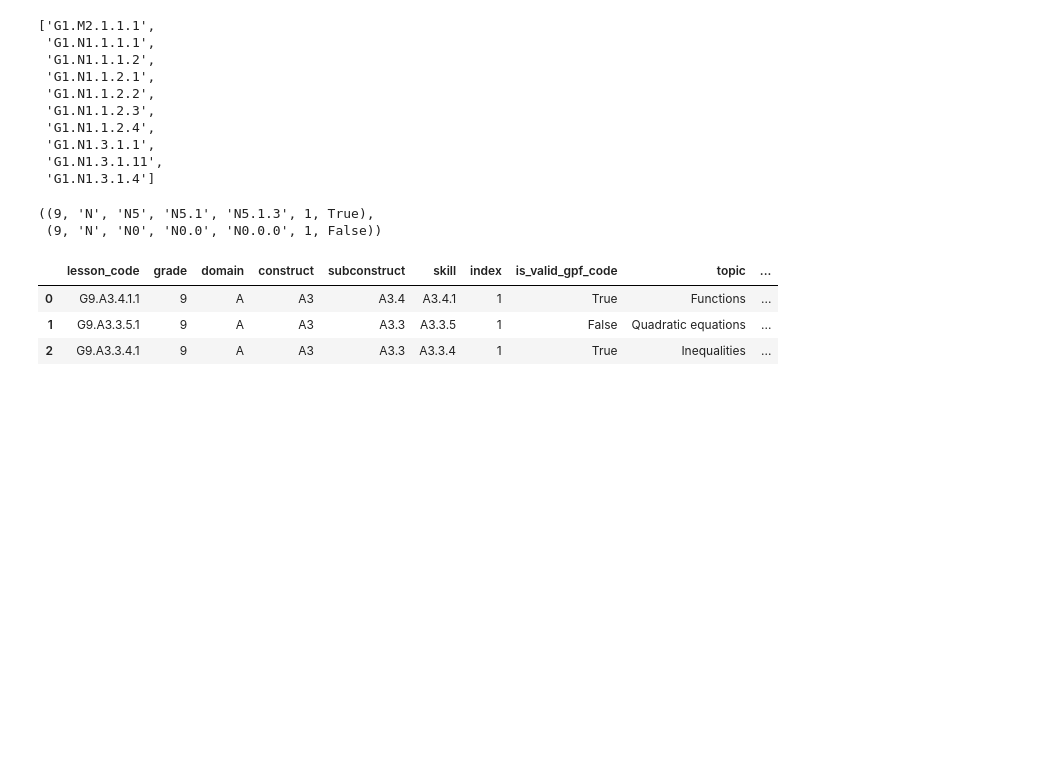
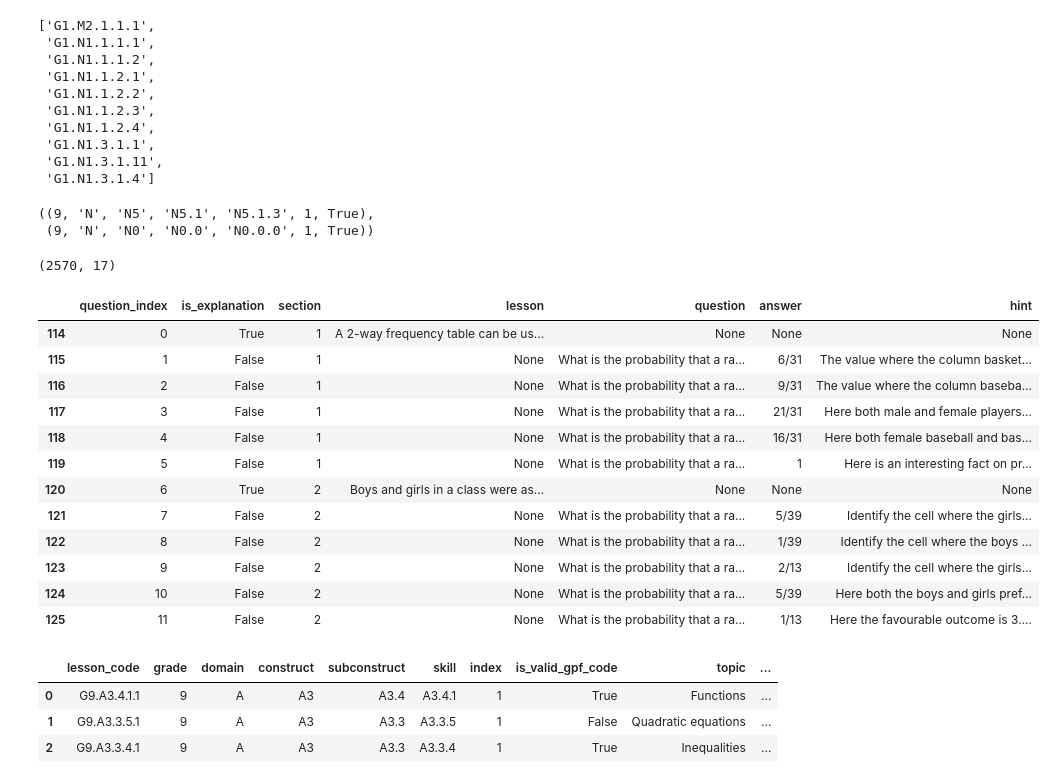
Before and after one commit to DigitalHarborFoundation/llm-math-education, a Jupyter notebook: notebook/RoriLessonExtraction.ipynb, the cells around one changed output. Cells and saved outputs as stored; diff of their text form; code cells hidden in the pictures; blank space fills up the shorter version.

```diff
--- a/notebook/RoriLessonExtraction.ipynb
+++ b/notebook/RoriLessonExtraction.ipynb
@@ -20,8 +20,7 @@ import pandas as pd
 data_dir = Path("../data")
 assert data_dir.exists()
 # %%
-# this is a
-gpf_tables_filepath = data_dir / "raw" / "Global-Proficiency-Framework-Math-Tables.xlsx - Unmerged Skills.csv"
+gpf_tables_filepath = data_dir / "raw" / "gpf" / "Global-Proficiency-Framework-Math-Tables.xlsx - Unmerged Skills.csv"
 assert gpf_tables_filepath.exists()
 gpf_tables = pd.read_csv(gpf_tables_filepath, header=0)
 gpf_tables.shape
@@ -130,7 +131,7 @@ sorted(sheet_dict.keys())[:10]
  'G1.N1.3.1.11',
  'G1.N1.3.1.4']
 # %%
-def get_gpd_codes(lesson_code, skill_map):
+def get_gpd_codes(lesson_code, skill_map=None):
     """
     Structure is: G<grade>.<domain><construct>.<subconstruct>.<skill>.<index>
 
@@ -149,21 +150,23 @@ def get_gpd_codes(lesson_code, skill_map):
     skill = ".".join(tokens[1:-1])
 
     valid_gpf_code = True
-    try:
-        domain = skill_map.loc[skill, "domain"]
-        construct = skill_map.loc[skill, "construct"]
-        subconstruct = skill_map.loc[skill, "subconstruct"]
-    except KeyError:
-        domain = tokens[1][0]
-        construct = tokens[1]
-        subconstruct = tokens[1] + "." + tokens[2]
-        valid_gpf_code = False
+    domain = tokens[1][0]
+    construct = tokens[1]
+    subconstruct = tokens[1] + "." + tokens[2]
+    if skill_map is not None:
+        try:
+            domain = skill_map.loc[skill, "domain"]
+            construct = skill_map.loc[skill, "construct"]
+            subconstruct = skill_map.loc[skill, "subconstruct"]
+        except KeyError:
+            valid_gpf_code = False
     return grade, domain, construct, subconstruct, skill, index, valid_gpf_code
 
 
+skill_map = None
 get_gpd_codes("G9.N5.1.3.1", skill_map), get_gpd_codes("G9.N0.0.0.1", skill_map)
 # %% [output]
 ((9, 'N', 'N5', 'N5.1', 'N5.1.3', 1, True),
- (9, 'N', 'N0', 'N0.0', 'N0.0.0', 1, False))
+ (9, 'N', 'N0', 'N0.0', 'N0.0.0', 1, True))
 # %%
 ds = []
@@ -241,3 +298,11 @@ for sheet_name, df in sheet_dict.items():
                 "n_lesson_parts": len(lesson_parts),
             }
         )
+# %%
+lesson_df = pd.DataFrame([q for lesson in lessons for q in lesson])
+lesson_df.shape
+# %% [output]
+(2570, 17)
+# %%
+lesson_df["n_question_tokens"] = 0
+lesson_df["n_question_tokens"] = lesson_df[~lesson_df.is_explanation].question.map(lambda q: len(q.split(" ")))
@@ -244,3 +311,36 @@ for sheet_name, df in sheet_dict.items():
+# %%
+for lesson_code, lesson in lesson_df.groupby("lesson_code"):
+    has_image_explanation = ((lesson.is_explanation) & (lesson.has_image)).any()
+    has_image_question = ((~lesson.is_explanation) & (lesson.has_image)).any()
+    has_image = has_image_explanation or has_image_question
+    if has_image:
+        continue
+    short_q = (lesson.n_question_tokens <= 5).any()
+    q_df = lesson[~lesson.is_explanation]
+    # no_qmark_q = ((q_df.n_question_tokens <= 10)&(~q_df.question.str.contains("\\?"))).any()
+    # no_guidance = no_qmark_q
+    # if no_guidance and q_df.iloc[-1].section > 1:
+    #    for row in lesson.itertuples():
+    #        if row.is_explanation:
+    #            print(f"s{row.section} Lesson: {row.lesson}")
+    #        else:
+    #            print(f"s{row.section} Ques: {row.question}")
+    #    print()
+lesson[["question_index", "is_explanation", "section", "lesson", "question", "answer", "hint"]]
+# %% [output]
+|  | question_index | is_explanation | section | lesson | question | answer | hint |
+| 114 | 0 | True | 1 | A 2-way frequency table can be us... | None | None | None |
+| 115 | 1 | False | 1 | None | What is the probability that a ra... | 6/31 | The value where the column basket... |
+| 116 | 2 | False | 1 | None | What is the probability that a ra... | 9/31 | The value where the column baseba... |
+| 117 | 3 | False | 1 | None | What is the probability that a ra... | 21/31 | Here both male and female players... |
+| 118 | 4 | False | 1 | None | What is the probability that a ra... | 16/31 | Here both female baseball and bas... |
+| 119 | 5 | False | 1 | None | What is the probability that a ra... | 1 | Here is an interesting fact on pr... |
+| 120 | 6 | True | 2 | Boys and girls in a class were as... | None | None | None |
+| 121 | 7 | False | 2 | None | What is the probability that a ra... | 5/39 | Identify the cell where the girls... |
+| 122 | 8 | False | 2 | None | What is the probability that a ra... | 1/39 | Identify the cell where the boys ... |
+| 123 | 9 | False | 2 | None | What is the probability that a ra... | 2/13 | Identify the cell where the girls... |
+| 124 | 10 | False | 2 | None | What is the probability that a ra... | 5/39 | Here both the boys and girls pref... |
+| 125 | 11 | False | 2 | None | What is the probability that a ra... | 1/13 | Here the favourable outcome is 3.... |
 # %%
 df = pd.DataFrame(ds)
 df.head(3)
```
Also changed, not shown: parts of 3 cells of this notebook, 3 other files.
